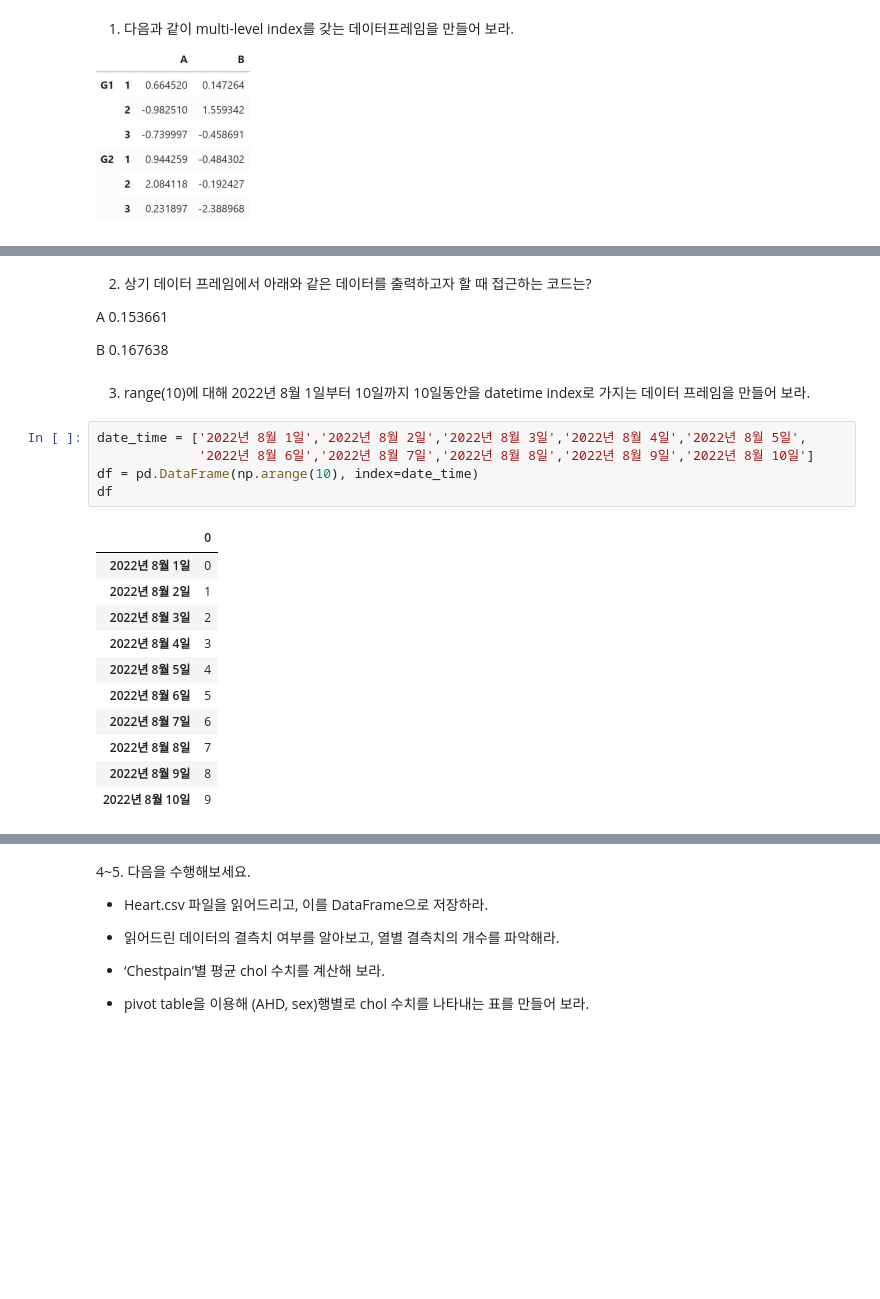
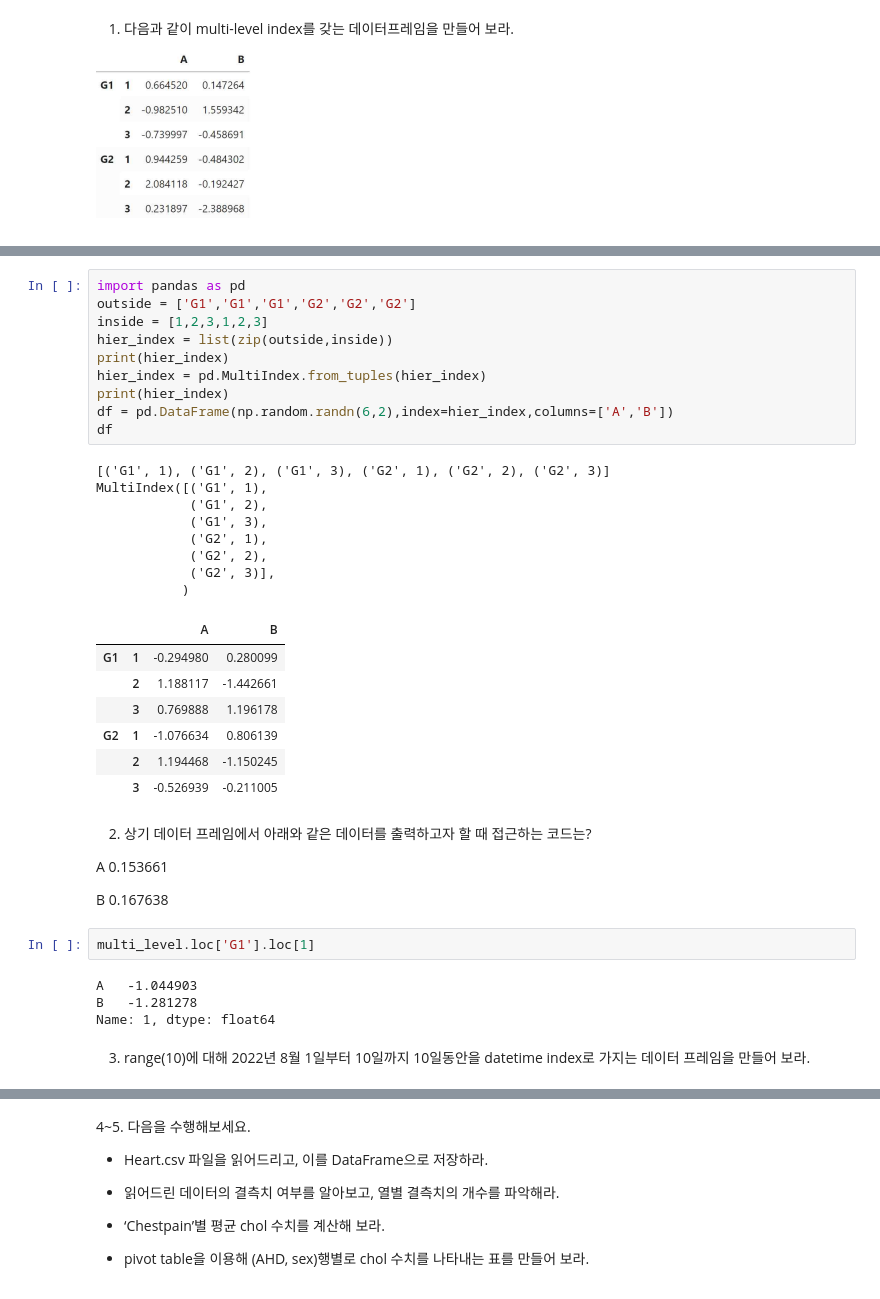
Before and after one commit to raneeKim/SW_CAMP, a Jupyter notebook: 파이썬을 활용한 기초 프로그래밍/DailyQuiz/Q11.ipynb, the cells around one changed output, grey strips where cells are left out. Cells and saved outputs as stored; diff of their text form; blank space fills up the shorter version.

```diff
--- a/파이썬을 활용한 기초 프로그래밍/DailyQuiz/Q11.ipynb
+++ b/파이썬을 활용한 기초 프로그래밍/DailyQuiz/Q11.ipynb
@@ -23,25 +28,40 @@ multi_level
+# %%
+import pandas as pd
+outside = ['G1','G1','G1','G2','G2','G2']
+inside = [1,2,3,1,2,3]
+hier_index = list(zip(outside,inside))
+print(hier_index)
+hier_index = pd.MultiIndex.from_tuples(hier_index)
+print(hier_index)
+df = pd.DataFrame(np.random.randn(6,2),index=hier_index,columns=['A','B'])
+df
+# %% [output]
+[('G1', 1), ('G1', 2), ('G1', 3), ('G2', 1), ('G2', 2), ('G2', 3)]
+MultiIndex([('G1', 1),
+            ('G1', 2),
+            ('G1', 3),
+            ('G2', 1),
+            ('G2', 2),
+            ('G2', 3)],
+           )
+|  |  | A | B |
+| G1 | 1 | -0.294980 | 0.280099 |
+|  | 2 | 1.188117 | -1.442661 |
+|  | 3 | 0.769888 | 1.196178 |
+| G2 | 1 | -1.076634 | 0.806139 |
+|  | 2 | 1.194468 | -1.150245 |
+|  | 3 | -0.526939 | -0.211005 |
 # %% [markdown]
 2. 상기 데이터 프레임에서 아래와 같은 데이터를 출력하고자 할 때 접근하는 코드는?
 
 A 0.153661
 
 B 0.167638
+# %%
+multi_level.loc['G1'].loc[1]
+# %% [output]
+A   -1.044903
+B   -1.281278
+Name: 1, dtype: float64
 # %% [markdown]
 3. range(10)에 대해 2022년 8월 1일부터 10일까지 10일동안을 datetime index로 가지는 데이터 프레임을 만들어 보라.
-# %%
-date_time = ['2022년 8월 1일','2022년 8월 2일','2022년 8월 3일','2022년 8월 4일','2022년 8월 5일',
-             '2022년 8월 6일','2022년 8월 7일','2022년 8월 8일','2022년 8월 9일','2022년 8월 10일']
-df = pd.DataFrame(np.arange(10), index=date_time)
-df
-# %% [output]
-|  | 0 |
-| 2022년 8월 1일 | 0 |
-| 2022년 8월 2일 | 1 |
-| 2022년 8월 3일 | 2 |
-| 2022년 8월 4일 | 3 |
-| 2022년 8월 5일 | 4 |
-| 2022년 8월 6일 | 5 |
-| 2022년 8월 7일 | 6 |
-| 2022년 8월 8일 | 7 |
-| 2022년 8월 9일 | 8 |
-| 2022년 8월 10일 | 9 |
```
Also changed, not shown: parts of 15 cells of this notebook, 1 other file.
